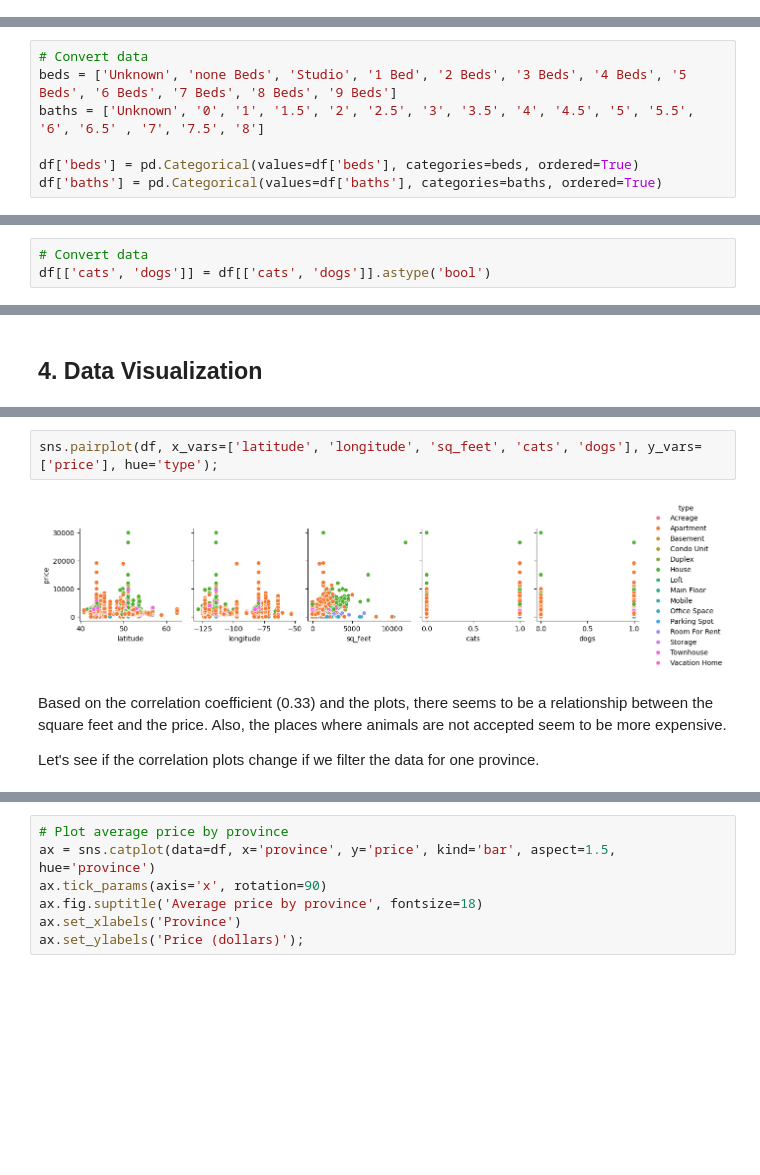
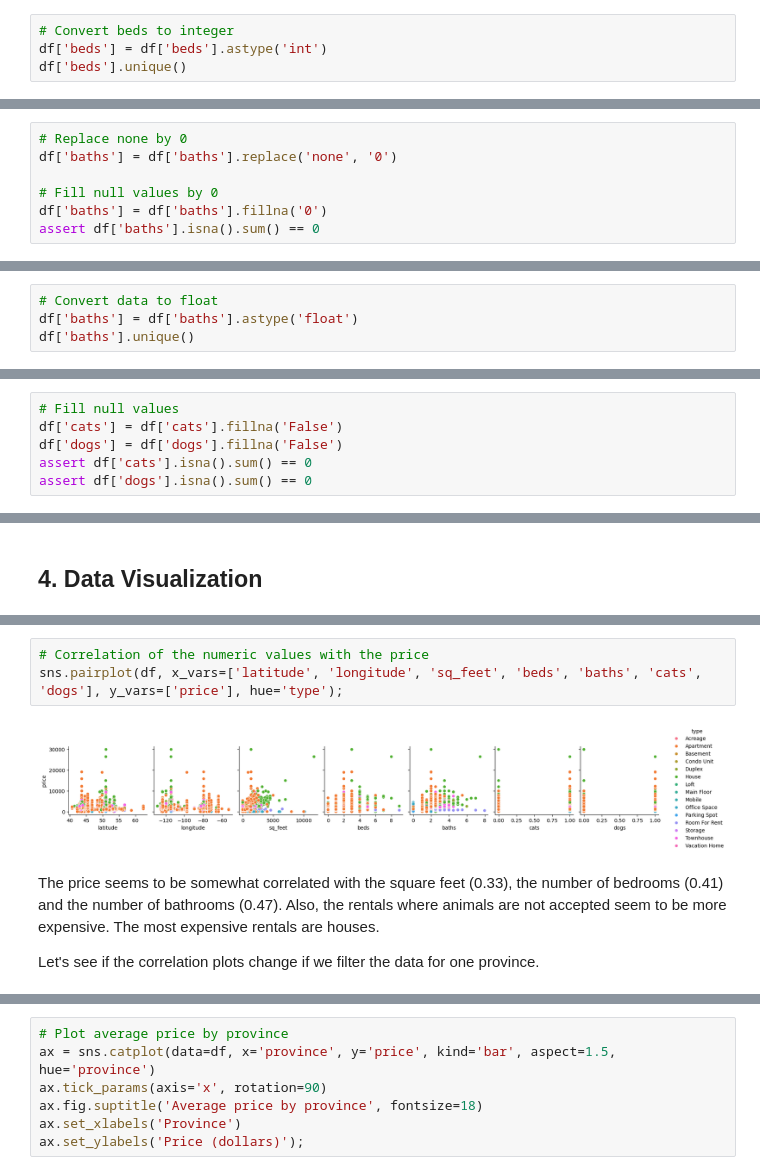
Before and after one commit to nadpierre/rental-prices-regression-project, a Jupyter notebook: Notebooks/EDA.ipynb, the cells around one changed output, grey strips where cells are left out. Cells and saved outputs as stored; diff of their text form; blank space fills up the shorter version.

```diff
--- a/Notebooks/EDA.ipynb
+++ b/Notebooks/EDA.ipynb
@@ -200,0 +220,4 @@ df['baths'] = df['baths'].replace('none', '0')
+# %%
+# Convert beds to integer
+df['beds'] = df['beds'].astype('int')
+df['beds'].unique()
@@ -201,2 +232,9 @@ df['baths'] = df['baths'].replace('none', '0')
+# %%
+# Replace none by 0
+df['baths'] = df['baths'].replace('none', '0')
+
+# Fill null values by 0
+df['baths'] = df['baths'].fillna('0')
+assert df['baths'].isna().sum() == 0
 # %%
 # Make sure there are no null values
@@ -204,8 +242,5 @@ assert df['beds'].isna().sum() == 0
 assert df['baths'].isna().sum() == 0
 # %%
-# Convert data
-beds = ['Unknown', 'none Beds', 'Studio', '1 Bed', '2 Beds', '3 Beds', '4 Beds', '5 Beds', '6 Beds', '7 Beds', '8 Beds', '9 Beds']
-baths = ['Unknown', '0', '1', '1.5', '2', '2.5', '3', '3.5', '4', '4.5', '5', '5.5', '6', '6.5' , '7', '7.5', '8']
-
-df['beds'] = pd.Categorical(values=df['beds'], categories=beds, ordered=True)
-df['baths'] = pd.Categorical(values=df['baths'], categories=baths, ordered=True)
+# Convert data to float
+df['baths'] = df['baths'].astype('float')
+df['baths'].unique()
@@ -230,6 +291,9 @@ display(df['dogs'].unique())
 array([True, False, nan], dtype=object)
 array([True, False, nan], dtype=object)
 # %%
-# Convert data
-df[['cats', 'dogs']] = df[['cats', 'dogs']].astype('bool')
+# Fill null values
+df['cats'] = df['cats'].fillna('False')
+df['dogs'] = df['dogs'].fillna('False')
+assert df['cats'].isna().sum() == 0
+assert df['dogs'].isna().sum() == 0
 # %%
@@ -342,9 +350,10 @@ sns.heatmap(df.corr(numeric_only=True), annot=True);
 # %%
-sns.pairplot(df, x_vars=['latitude', 'longitude', 'sq_feet', 'cats', 'dogs'], y_vars=['price'], hue='type');
+# Correlation of the numeric values with the price
+sns.pairplot(df, x_vars=['latitude', 'longitude', 'sq_feet', 'beds', 'baths', 'cats', 'dogs'], y_vars=['price'], hue='type');
 # %% [output]
-[figure, old version]
+[figure, new version]
 # %% [markdown]
-Based on the correlation coefficient (0.33) and the plots, there seems to be a relationship between the square feet and the price. Also, the places where animals are not accepted seem to be more expensive.
+The price seems to be somewhat correlated with the square feet (0.33), the number of bedrooms (0.41) and the number of bathrooms (0.47). Also, the rentals where animals are not accepted seem to be more expensive. The most expensive rentals are houses.
 
 Let's see if the correlation plots change if we filter the data for one province.
 # %%
```
Also changed, not shown: parts of 50 cells of this notebook, 5 other files.
